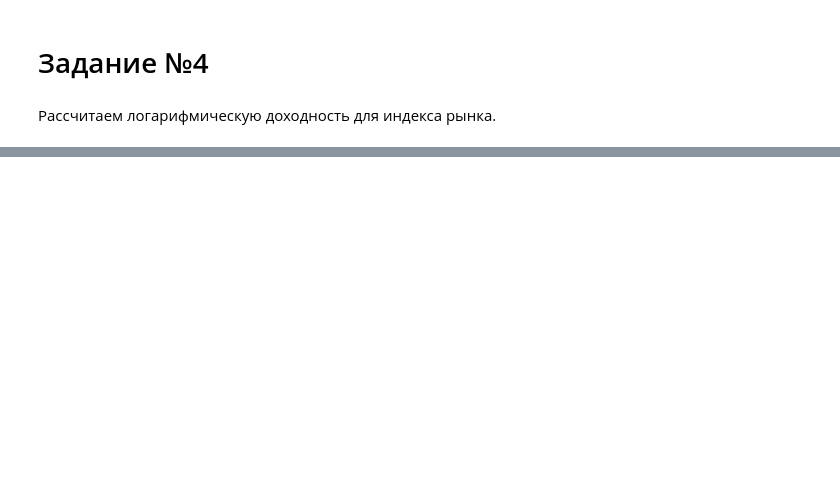
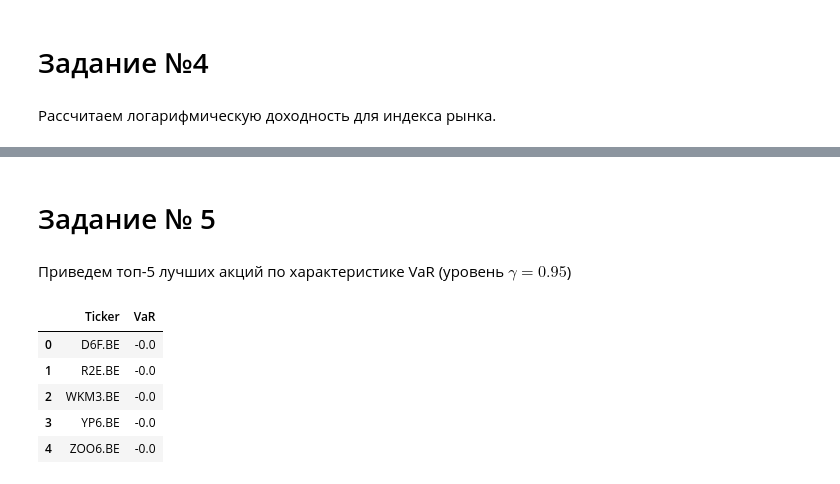
Before and after one commit to antonov1lya/ResearchSeminar2024, a Jupyter notebook: report.ipynb, the cells around one changed output, grey strips where cells are left out. Saved outputs shown, nothing was run; the diff lists cells and outputs as text; code cells hidden in the pictures; blank space fills up the shorter version.

```diff
--- a/report.ipynb
+++ b/report.ipynb
@@ -170,0 +183,21 @@ plt.show()
+# %% [markdown]
+# Задание № 5
+# %%
+def calc_VaR(gamma):
+    VaR = []
+    for i in returns.columns:
+        VaR.append({'Ticker': i, 'VaR': (-returns[i]).quantile(gamma)})
+    VaR.sort(key=lambda x: x['VaR'])
+    VaR = pd.DataFrame(VaR)
+    return VaR.head()
+# %% [markdown]
+Приведем топ-5 лучших акций по характеристике VaR (уровень $\gamma=0.95$)
+# %%
+calc_VaR(0.95)
+# %% [output]
+|  | Ticker | VaR |
+| 0 | D6F.BE | -0.0 |
+| 1 | R2E.BE | -0.0 |
+| 2 | WKM3.BE | -0.0 |
+| 3 | YP6.BE | -0.0 |
+| 4 | ZOO6.BE | -0.0 |
```
Also changed, not shown: parts of 12 cells of this notebook, 2 other files.
